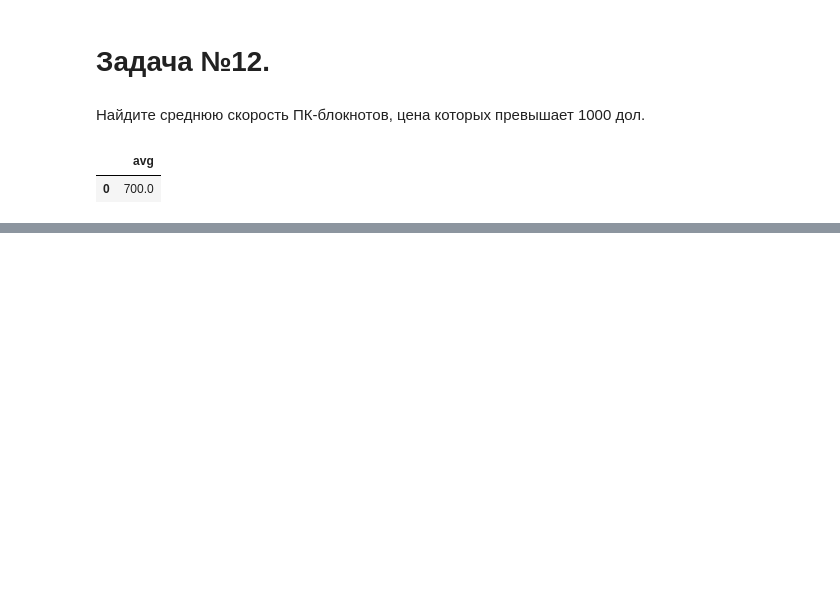
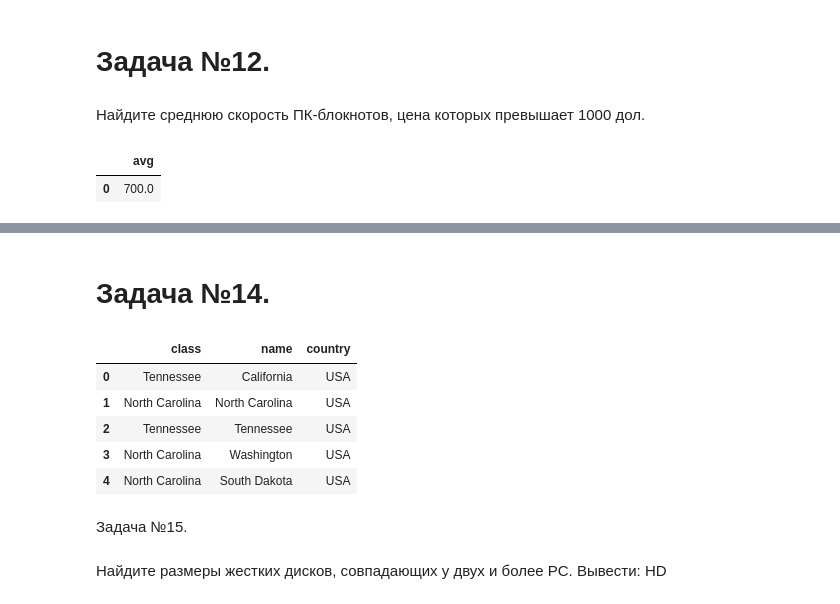
Before and after one commit to Kedrynez/Tasks-from-the-sql-ex.ru, a Jupyter notebook: sql_ex_postgres_in_colab.ipynb, the cells around one changed output, grey strips where cells are left out. Saved outputs shown, nothing was run; the diff lists cells and outputs as text; code cells hidden in the pictures; blank space fills up the shorter version.

```diff
--- a/sql_ex_postgres_in_colab.ipynb
+++ b/sql_ex_postgres_in_colab.ipynb
@@ -252,0 +283,22 @@ select(sql)
+# %% [markdown]
+# Задача №14.
+# %%
+sql="""SELECT c.class,
+              s.name,
+              c.country
+FROM Classes c JOIN Ships s ON c.class=s.class
+WHERE c.numGuns >=10
+"""
+# %%
+select(sql)
+# %% [output]
+|  | class | name | country |
+| 0 | Tennessee | California | USA |
+| 1 | North Carolina | North Carolina | USA |
+| 2 | Tennessee | Tennessee | USA |
+| 3 | North Carolina | Washington | USA |
+| 4 | North Carolina | South Dakota | USA |
+# %% [markdown]
+Задача №15.
+# %% [markdown]
+Найдите размеры жестких дисков, совпадающих у двух и более PC. Вывести: HD
```
Also changed, not shown: parts of 12 cells of this notebook.
